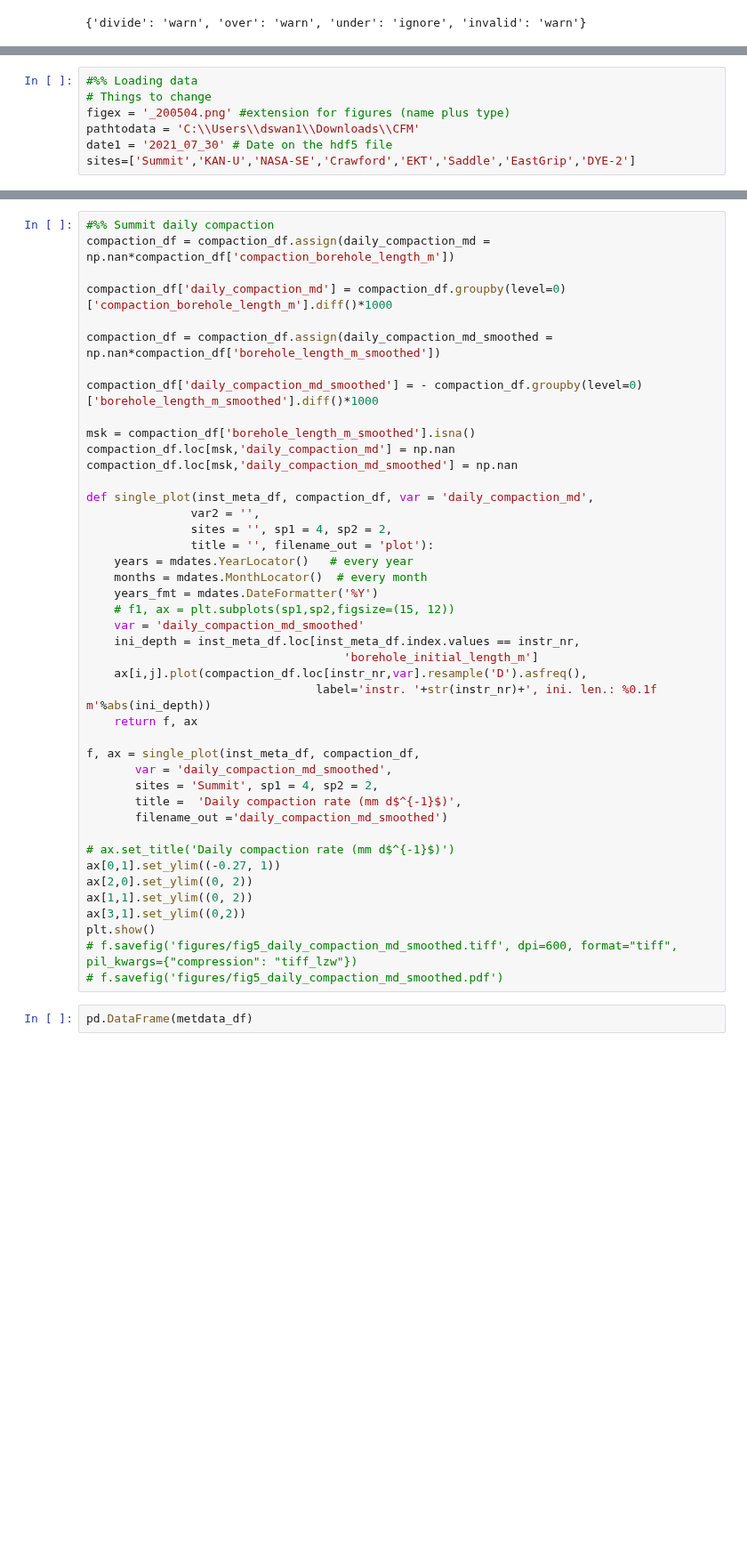
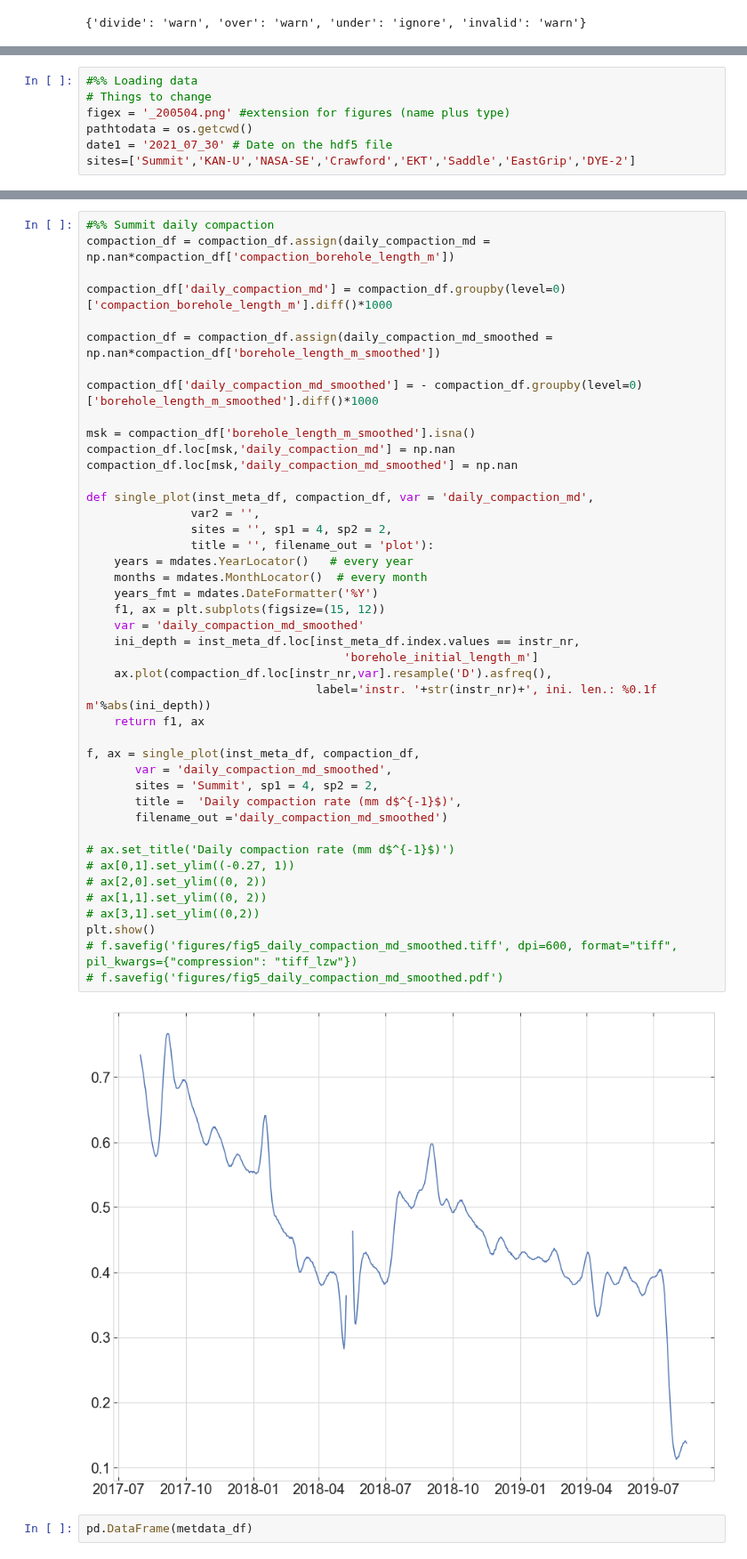
Before and after one commit to maximusjstevens/firncover, a Jupyter notebook: FirnCover_main.ipynb, the cells around one changed output, grey strips where cells are left out. Shown at 89% size. Cells and saved outputs as stored; diff of their text form; blank space fills up the shorter version.

Commit message:
max added code to fix single plots and to plot summit compaction rate in older max code

```diff
--- a/FirnCover_main.ipynb
+++ b/FirnCover_main.ipynb
@@ -62,7 +62,7 @@ palette = sns.color_palette()
 #%% Loading data
 # Things to change
 figex = '_200504.png' #extension for figures (name plus type)
-pathtodata = 'C:\\Users\\dswan1\\Downloads\\CFM'
+pathtodata = os.getcwd()
 date1 = '2021_07_30' # Date on the hdf5 file
 sites=['Summit','KAN-U','NASA-SE','Crawford','EKT','Saddle','EastGrip','DYE-2']
 # %%
@@ -253,40 +253,42 @@ compaction_df['daily_compaction_md'] = compaction_df.groupby(level=0)['compactio
 compaction_df = compaction_df.assign(daily_compaction_md_smoothed = np.nan*compaction_df['borehole_length_m_smoothed'])
 
 compaction_df['daily_compaction_md_smoothed'] = - compaction_df.groupby(level=0)['borehole_length_m_smoothed'].diff()*1000
 
 msk = compaction_df['borehole_length_m_smoothed'].isna()
 compaction_df.loc[msk,'daily_compaction_md'] = np.nan
 compaction_df.loc[msk,'daily_compaction_md_smoothed'] = np.nan
 
 def single_plot(inst_meta_df, compaction_df, var = 'daily_compaction_md',
                var2 = '',
                sites = '', sp1 = 4, sp2 = 2,
                title = '', filename_out = 'plot'):
     years = mdates.YearLocator()   # every year
     months = mdates.MonthLocator()  # every month
     years_fmt = mdates.DateFormatter('%Y')
-    # f1, ax = plt.subplots(sp1,sp2,figsize=(15, 12))
+    f1, ax = plt.subplots(figsize=(15, 12))
     var = 'daily_compaction_md_smoothed'
     ini_depth = inst_meta_df.loc[inst_meta_df.index.values == instr_nr,
                                      'borehole_initial_length_m']
-    ax[i,j].plot(compaction_df.loc[instr_nr,var].resample('D').asfreq(),
+    ax.plot(compaction_df.loc[instr_nr,var].resample('D').asfreq(),
                                  label='instr. '+str(instr_nr)+', ini. len.: %0.1f m'%abs(ini_depth))
-    return f, ax
+    return f1, ax
 
 f, ax = single_plot(inst_meta_df, compaction_df,
        var = 'daily_compaction_md_smoothed',
        sites = 'Summit', sp1 = 4, sp2 = 2,
        title =  'Daily compaction rate (mm d$^{-1}$)',
        filename_out ='daily_compaction_md_smoothed')
 
 # ax.set_title('Daily compaction rate (mm d$^{-1}$)')
-ax[0,1].set_ylim((-0.27, 1))
-ax[2,0].set_ylim((0, 2))
-ax[1,1].set_ylim((0, 2))
-ax[3,1].set_ylim((0,2))
+# ax[0,1].set_ylim((-0.27, 1))
+# ax[2,0].set_ylim((0, 2))
+# ax[1,1].set_ylim((0, 2))
+# ax[3,1].set_ylim((0,2))
 plt.show()
 # f.savefig('figures/fig5_daily_compaction_md_smoothed.tiff', dpi=600, format="tiff", pil_kwargs={"compression": "tiff_lzw"})
 # f.savefig('figures/fig5_daily_compaction_md_smoothed.pdf')
+# %% [output]
+[figure, added]
 # %%
 pd.DataFrame(metdata_df)
 # %% [output]
```
Also changed, not shown: parts of 8 cells of this notebook.
